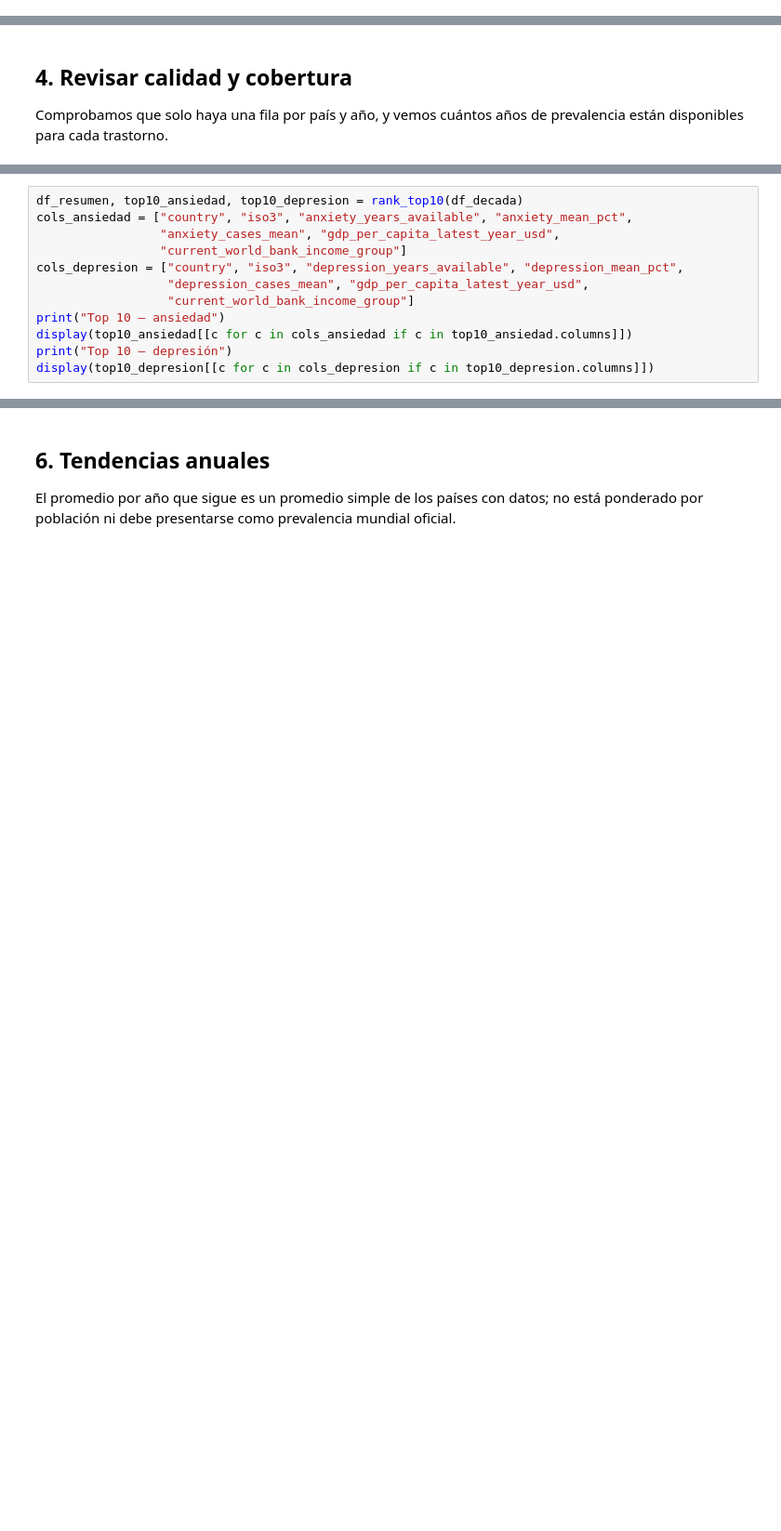
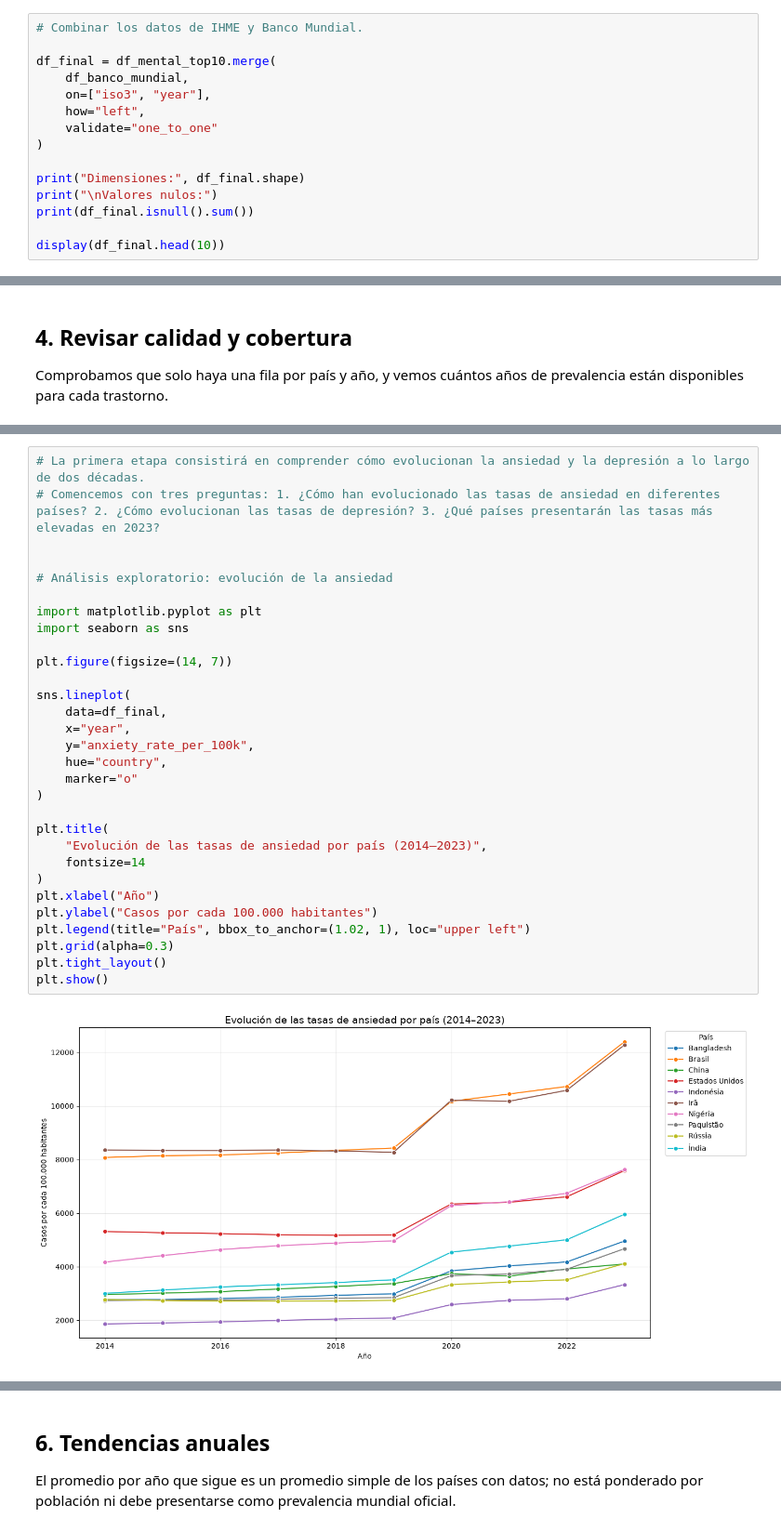
Before and after one commit to arianevieira-lab/First-Project-Data-Wrangling-and-Retrieval, a Jupyter notebook: ray_of_hope_mental_health.ipynb, the cells around one changed output, grey strips where cells are left out. Shown at 93% size. Drawn from its saved outputs; the diff is of its cells as text; blank space fills up the shorter version.

```diff
--- a/ray_of_hope_mental_health.ipynb
+++ b/ray_of_hope_mental_health.ipynb
@@ -89,0 +741,15 @@ NameError: name 'build_dataframes' is not defined
+# %%
+# Combinar los datos de IHME y Banco Mundial.
+
+df_final = df_mental_top10.merge(
+    df_banco_mundial,
+    on=["iso3", "year"],
+    how="left",
+    validate="one_to_one"
+)
+
+print("Dimensiones:", df_final.shape)
+print("\nValores nulos:")
+print(df_final.isnull().sum())
+
+display(df_final.head(10))
@@ -107,12 +878,32 @@ Los rankings usan la **prevalencia media ajustada por edad** durante 2014–2023
 # %%
-df_resumen, top10_ansiedad, top10_depresion = rank_top10(df_decada)
-cols_ansiedad = ["country", "iso3", "anxiety_years_available", "anxiety_mean_pct",
-                 "anxiety_cases_mean", "gdp_per_capita_latest_year_usd",
-                 "current_world_bank_income_group"]
-cols_depresion = ["country", "iso3", "depression_years_available", "depression_mean_pct",
-                  "depression_cases_mean", "gdp_per_capita_latest_year_usd",
-                  "current_world_bank_income_group"]
-print("Top 10 — ansiedad")
-display(top10_ansiedad[[c for c in cols_ansiedad if c in top10_ansiedad.columns]])
-print("Top 10 — depresión")
-display(top10_depresion[[c for c in cols_depresion if c in top10_depresion.columns]])
+# La primera etapa consistirá en comprender cómo evolucionan la ansiedad y la depresión a lo largo de dos décadas.
+# Comencemos con tres preguntas: 1. ¿Cómo han evolucionado las tasas de ansiedad en diferentes países? 2. ¿Cómo evolucionan las tasas de depresión? 3. ¿Qué países presentarán las tasas más elevadas en 2023?
+
+
+# Análisis exploratorio: evolución de la ansiedad
+
+import matplotlib.pyplot as plt
+import seaborn as sns
+
+plt.figure(figsize=(14, 7))
+
+sns.lineplot(
+    data=df_final,
+    x="year",
+    y="anxiety_rate_per_100k",
+    hue="country",
+    marker="o"
+)
+
+plt.title(
+    "Evolución de las tasas de ansiedad por país (2014–2023)",
+    fontsize=14
+)
+plt.xlabel("Año")
+plt.ylabel("Casos por cada 100.000 habitantes")
+plt.legend(title="País", bbox_to_anchor=(1.02, 1), loc="upper left")
+plt.grid(alpha=0.3)
+plt.tight_layout()
+plt.show()
+# %% [output]
+[figure, added]
```
Also changed, not shown: parts of 33 cells of this notebook, 2 other files.
